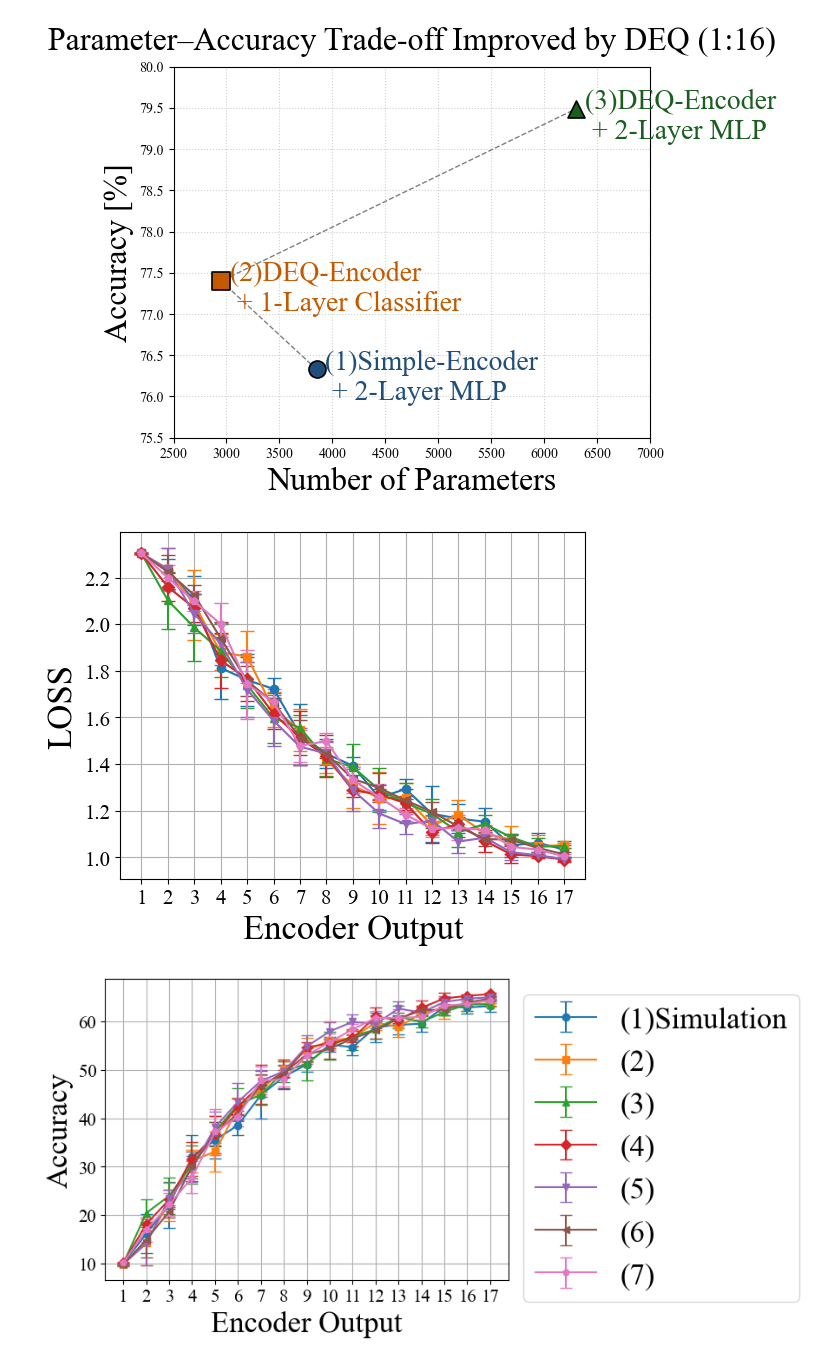
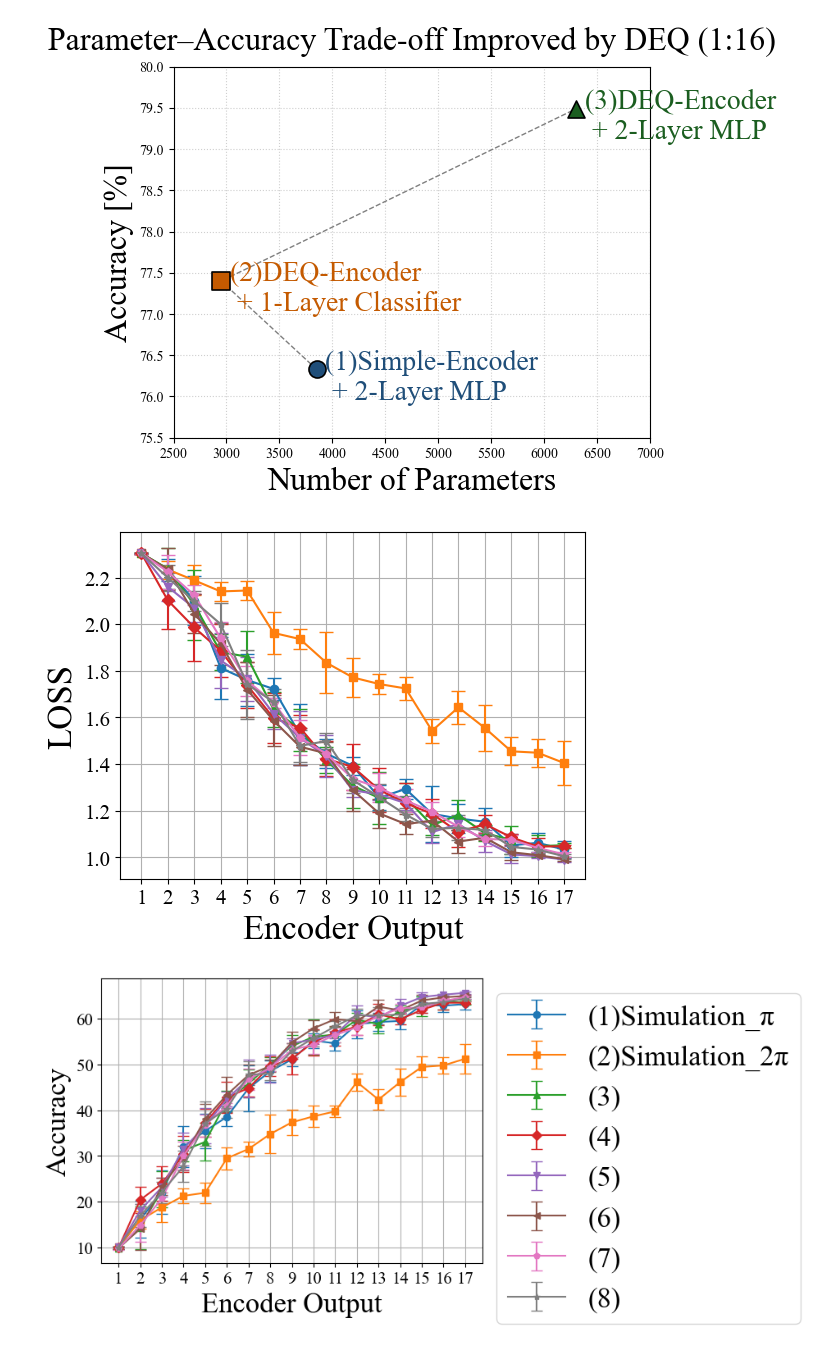
Before and after one commit to Ryuichi-K-create/PhotonicEncoder_public, a Jupyter notebook: Runner/evaluate_note/test_graph.ipynb, the cells around one changed output. Drawn from its saved outputs; the diff is of its cells as text; code cells hidden in the pictures.

```diff
--- a/Runner/evaluate_note/test_graph.ipynb
+++ b/Runner/evaluate_note/test_graph.ipynb
@@ -303,16 +303,23 @@ dataset = 'fashion-mnist'
 variable_param = 'compressed_dim'
 
 #-------------------------1stParameter--------------------------
-labels.append('(1)Simulation')
+labels.append('(1)Simulation_π')
 enc_type = 'PM'
 cls_type = 'MLP'
 num_times = 5  # 試行回数
 experiment_name = 'fft_sim11171422_No0'
 
 file_pathes.append(os.path.join(onedrive_path,'PhotonicEncoder_data',dataset, variable_param + '_variable', enc_type, cls_type, experiment_name, 'Final_results.csv'))
+#-------------------------1stParameter--------------------------
+labels.append('(2)Simulation_2π')
+enc_type = 'PM'
+cls_type = 'MLP'
+num_times = 5  # 試行回数
+experiment_name = 'fft_sim11171855_No0'
 
+file_pathes.append(os.path.join(onedrive_path,'PhotonicEncoder_data',dataset, variable_param + '_variable', enc_type, cls_type, experiment_name, 'Final_results.csv'))
 #-------------------------2ndParameter--------------------------
-labels.append('(2)')
+labels.append('(3)')
 enc_type = 'none'
 cls_type = 'MLP'
 num_times = 5  # 試行回数
@@ -321,7 +328,7 @@ experiment_name = 'fft_phyz11170532_No0'
 file_pathes.append(os.path.join(onedrive_path,'PhotonicEncoder_data',dataset, variable_param + '_variable', enc_type, cls_type, experiment_name, 'Final_results.csv'))
 
 #-------------------------3rdParameter--------------------------
-labels.append('(3)')
+labels.append('(4)')
 enc_type = 'none'
 cls_type = 'MLP'
 num_times = 5  # 試行回数
@@ -329,7 +336,7 @@ experiment_name = 'fft_phyz11170532_No1'
 
 file_pathes.append(os.path.join(onedrive_path,'PhotonicEncoder_data',dataset, variable_param + '_variable', enc_type, cls_type, experiment_name, 'Final_results.csv'))
 #-------------------------4ndParameter--------------------------
-labels.append('(4)')
+labels.append('(5)')
 enc_type = 'none'
 cls_type = 'MLP'
 num_times = 5  # 試行回数
@@ -337,7 +344,7 @@ experiment_name = 'fft_phyz11170532_No2'
 
 file_pathes.append(os.path.join(onedrive_path,'PhotonicEncoder_data',dataset, variable_param + '_variable', enc_type, cls_type, experiment_name, 'Final_results.csv'))
 #-------------------------5ndParameter--------------------------
-labels.append('(5)')
+labels.append('(6)')
 enc_type = 'none'
 cls_type = 'MLP'
 num_times = 5  # 試行回数
@@ -345,39 +352,39 @@ experiment_name = 'fft_phyz11170532_No3'
 
 file_pathes.append(os.path.join(onedrive_path,'PhotonicEncoder_data',dataset, variable_param + '_variable', enc_type, cls_type, experiment_name, 'Final_results.csv'))
 #-------------------------6ndParameter--------------------------
-labels.append('(6)')
+labels.append('(7)')
 enc_type = 'none'
 cls_type = 'MLP'
 num_times = 5  # 試行回数
 experiment_name = 'fft_phyz11170532_No4'
 
 file_pathes.append(os.path.join(onedrive_path,'PhotonicEncoder_data',dataset, variable_param + '_variable', enc_type, cls_type, experiment_name, 'Final_results.csv'))
 #-------------------------7ndParameter--------------------------
-labels.append('(7)')
+labels.append('(8)')
 enc_type = 'none'
 cls_type = 'MLP'
 num_times = 5  # 試行回数
 experiment_name = 'fft_phyz11170532_No5'
 
 file_pathes.append(os.path.join(onedrive_path,'PhotonicEncoder_data',dataset, variable_param + '_variable', enc_type, cls_type, experiment_name, 'Final_results.csv'))
 # #---------------------------------------------------------------
 if variable_param == 'leverage':
     if dataset in ('mnist', 'fashion-mnist') :
         variable_values = [1,2,4,8,16]
         memory_lis =[2,4,8,16]
     elif dataset in ('cifar-10', 'cinic-10'):
         variable_values = [1,2,3,4,6,8,12,16,24,48]
         memory_lis =[1,2,10,20,30,40,50]
     elif dataset == 'covtype':
         variable_values = [1,2,3,6,9,18,27,54]
         memory_lis =[1,2,10,20,30,40,50,60]
     else:
         memory_lis = variable_value
 
 # variable_values = [1,2,4,8,16]
 memory_lis =[1,2,3,4,5,6,7,8,9,10,11,12,13,14,15,16,17]
 
 final_graph_maker(file_pathes,variable_param,variable_value,memory_lis,labels,Save=False, Show=True)
 # %% [output]
-[figure, old version]
+[figure, new version]
-[figure, old version]
+[figure, new version]
```
Also changed, not shown: 1 other file.
